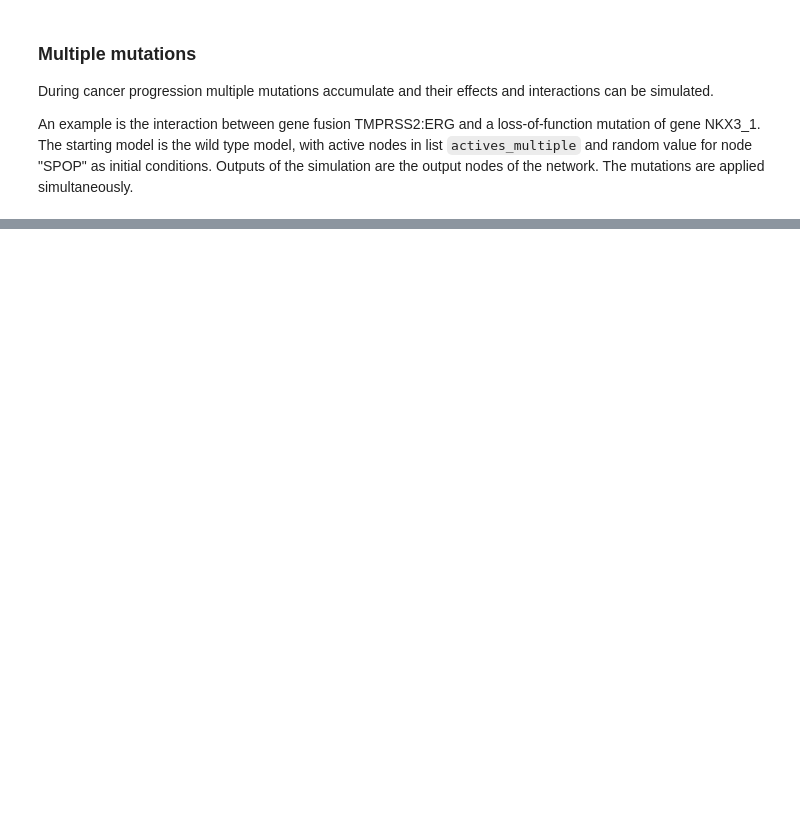
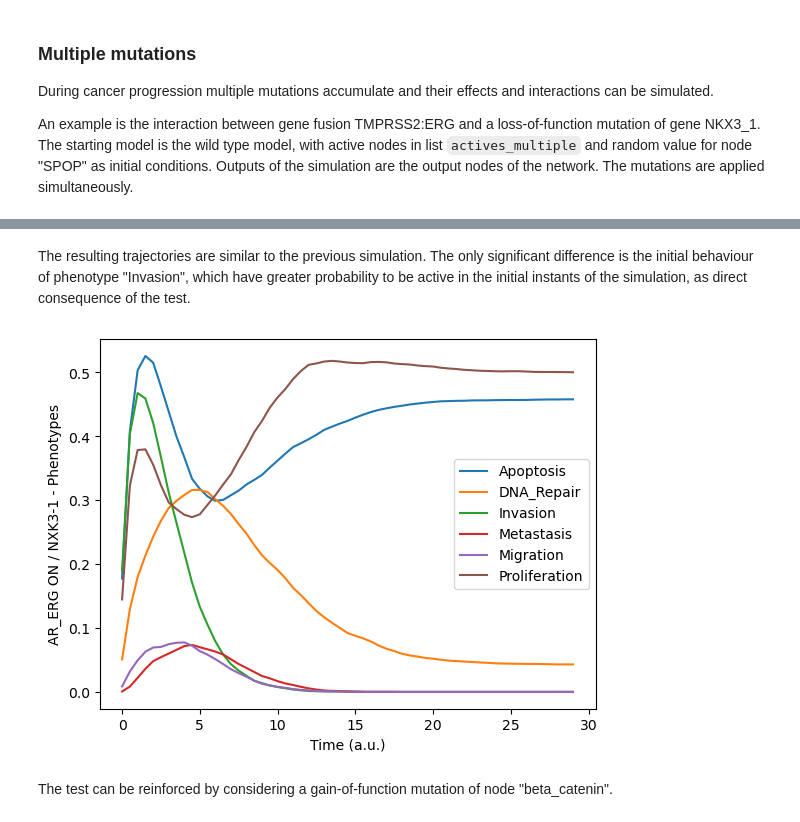
Before and after one commit to mirasac/intrdata, a Jupyter notebook: first/Marco_Casari_first_part.ipynb, the cells around one changed output, grey strips where cells are left out. Saved outputs shown, nothing was run; the diff lists cells and outputs as text; code cells hidden in the pictures; blank space fills up the shorter version.

```diff
--- a/first/Marco_Casari_first_part.ipynb
+++ b/first/Marco_Casari_first_part.ipynb
@@ -539,0 +525,13 @@ with open(f"{name}.cfg", mode='w') as f:
+# %%
+# Change dataframe display settings to improve visualization.
+pat_old = pd.get_option("display.max_colwidth")
+pd.set_option("display.max_colwidth", None)
+
+display(df_nodes_interactions.loc[df_nodes_interactions["Target node"] == "Invasion"])
+
+
+# Restore previous dataframe display settings.
+pd.set_option("display.max_colwidth", pat_old)
+del pat_old
+
+maboss_multiple_model.network.set_istate("beta_catenin", [0, 1])
@@ -539,0 +544,15 @@ with open(f"{name}.cfg", mode='w') as f:
+# %% [markdown]
+The resulting trajectories are similar to the previous simulation. The only  significant difference is the initial behaviour of phenotype "Invasion", which have greater probability to be active in the initial instants of the simulation, as direct consequence of the test.
+# %%
+maboss_multiple_result = maboss_multiple_model.run()
+
+maboss_multiple_result.get_nodes_probtraj().plot(
+    legend=True,
+    xlabel="Time (a.u.)",
+    ylabel="AR_ERG ON / NXK3-1 - Phenotypes"
+)
+plt.savefig(os.path.join(PATH_OUT, "7_bis.pdf"))
+# %% [output]
+[figure, added]
+# %% [markdown]
+The test can be reinforced by considering a gain-of-function mutation of node "beta_catenin".
```
Also changed, not shown: parts of 19 cells of this notebook, 10 other files.
